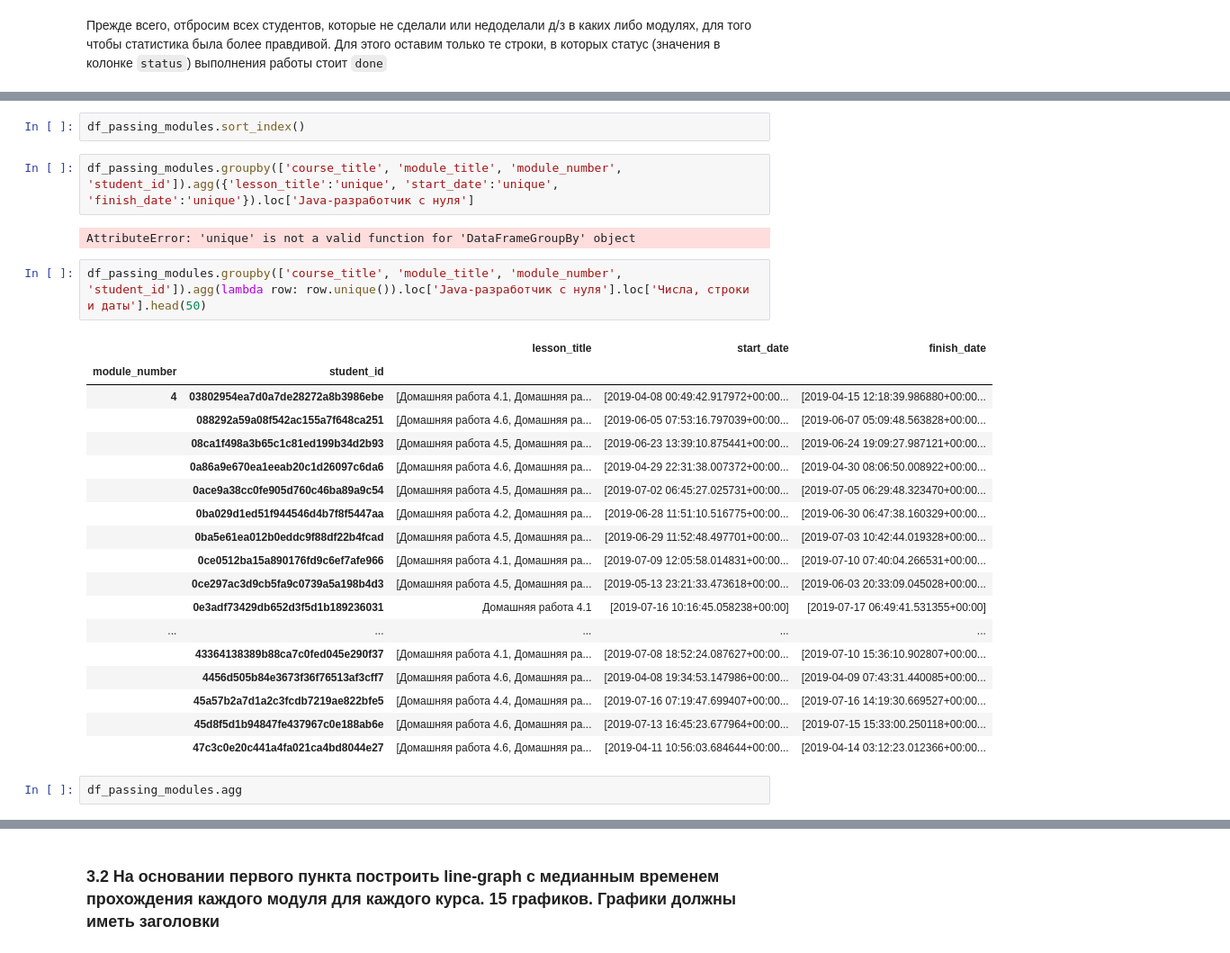
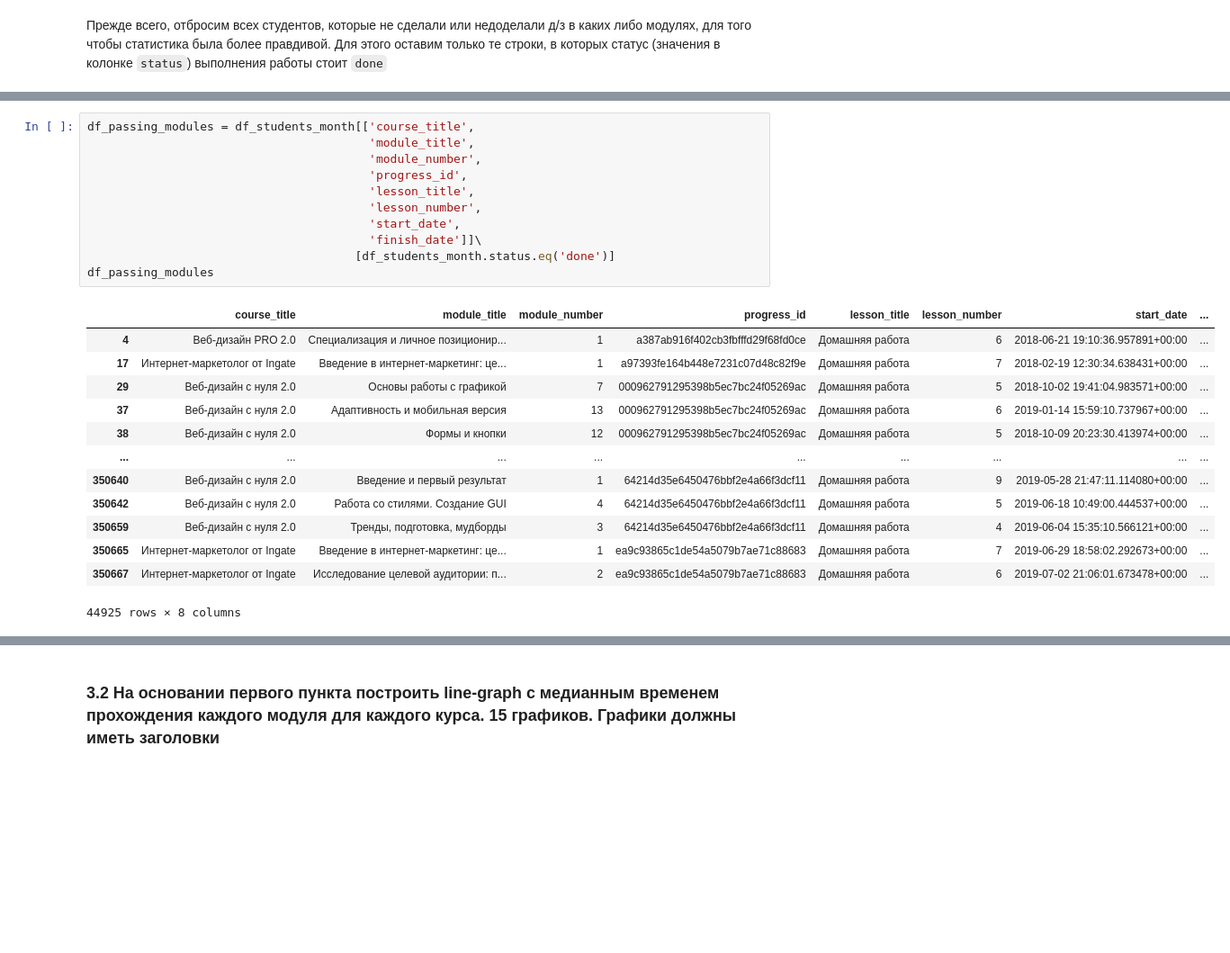
Before and after one commit to greymetall/data_science, a Jupyter notebook: Coursework#1/Coursework_analytics_1.ipynb, the cells around one changed output, grey strips where cells are left out. Shown at 90% size. Cells and saved outputs as stored; diff of their text form; blank space fills up the shorter version.

Commit message:
Coursework#1: p.3.1 completed !!!
the required dataframe is calculated

```diff
--- a/Coursework#1/Coursework_analytics_1.ipynb
+++ b/Coursework#1/Coursework_analytics_1.ipynb
@@ -1284,29 +901,25 @@ df_passing_modules.set_index(['course_title', 'module_title', 'module_number', '
-# %%
-df_passing_modules.sort_index()
-# %%
-df_passing_modules.groupby(['course_title', 'module_title', 'module_number', 'student_id']).agg({'lesson_title':'unique', 'start_date':'unique', 'finish_date':'unique'}).loc['Java-разработчик c нуля']
-# %% [output]
-AttributeError: 'unique' is not a valid function for 'DataFrameGroupBy' object
-# %%
-df_passing_modules.groupby(['course_title', 'module_title', 'module_number', 'student_id']).agg(lambda row: row.unique()).loc['Java-разработчик c нуля'].loc['Числа, строки и даты'].head(50)
-# %% [output]
-|  |  | lesson_title | start_date | finish_date |
-| module_number | student_id |  |  |  |
-| 4 | 03802954ea7d0a7de28272a8b3986ebe | [Домашняя работа 4.1, Домашняя ра... | [2019-04-08 00:49:42.917972+00:00... | [2019-04-15 12:18:39.986880+00:00... |
-|  | 088292a59a08f542ac155a7f648ca251 | [Домашняя работа 4.6, Домашняя ра... | [2019-06-05 07:53:16.797039+00:00... | [2019-06-07 05:09:48.563828+00:00... |
-|  | 08ca1f498a3b65c1c81ed199b34d2b93 | [Домашняя работа 4.5, Домашняя ра... | [2019-06-23 13:39:10.875441+00:00... | [2019-06-24 19:09:27.987121+00:00... |
-|  | 0a86a9e670ea1eeab20c1d26097c6da6 | [Домашняя работа 4.6, Домашняя ра... | [2019-04-29 22:31:38.007372+00:00... | [2019-04-30 08:06:50.008922+00:00... |
-|  | 0ace9a38cc0fe905d760c46ba89a9c54 | [Домашняя работа 4.5, Домашняя ра... | [2019-07-02 06:45:27.025731+00:00... | [2019-07-05 06:29:48.323470+00:00... |
-|  | 0ba029d1ed51f944546d4b7f8f5447aa | [Домашняя работа 4.2, Домашняя ра... | [2019-06-28 11:51:10.516775+00:00... | [2019-06-30 06:47:38.160329+00:00... |
-|  | 0ba5e61ea012b0eddc9f88df22b4fcad | [Домашняя работа 4.5, Домашняя ра... | [2019-06-29 11:52:48.497701+00:00... | [2019-07-03 10:42:44.019328+00:00... |
-|  | 0ce0512ba15a890176fd9c6ef7afe966 | [Домашняя работа 4.1, Домашняя ра... | [2019-07-09 12:05:58.014831+00:00... | [2019-07-10 07:40:04.266531+00:00... |
-|  | 0ce297ac3d9cb5fa9c0739a5a198b4d3 | [Домашняя работа 4.5, Домашняя ра... | [2019-05-13 23:21:33.473618+00:00... | [2019-06-03 20:33:09.045028+00:00... |
-|  | 0e3adf73429db652d3f5d1b189236031 | Домашняя работа 4.1 | [2019-07-16 10:16:45.058238+00:00] | [2019-07-17 06:49:41.531355+00:00] |
-| ... | ... | ... | ... | ... |
-|  | 43364138389b88ca7c0fed045e290f37 | [Домашняя работа 4.1, Домашняя ра... | [2019-07-08 18:52:24.087627+00:00... | [2019-07-10 15:36:10.902807+00:00... |
-|  | 4456d505b84e3673f36f76513af3cff7 | [Домашняя работа 4.6, Домашняя ра... | [2019-04-08 19:34:53.147986+00:00... | [2019-04-09 07:43:31.440085+00:00... |
-|  | 45a57b2a7d1a2c3fcdb7219ae822bfe5 | [Домашняя работа 4.4, Домашняя ра... | [2019-07-16 07:19:47.699407+00:00... | [2019-07-16 14:19:30.669527+00:00... |
-|  | 45d8f5d1b94847fe437967c0e188ab6e | [Домашняя работа 4.6, Домашняя ра... | [2019-07-13 16:45:23.677964+00:00... | [2019-07-15 15:33:00.250118+00:00... |
-|  | 47c3c0e20c441a4fa021ca4bd8044e27 | [Домашняя работа 4.6, Домашняя ра... | [2019-04-11 10:56:03.684644+00:00... | [2019-04-14 03:12:23.012366+00:00... |
-# %%
-df_passing_modules.agg
+# %%
+df_passing_modules = df_students_month[['course_title',
+                                        'module_title',
+                                        'module_number',
+                                        'progress_id',
+                                        'lesson_title',
+                                        'lesson_number',
+                                        'start_date',
+                                        'finish_date']]\
+                                      [df_students_month.status.eq('done')]
+df_passing_modules
+# %% [output]
+|  | course_title | module_title | module_number | progress_id | lesson_title | lesson_number | start_date | ... |
+| 4 | Веб-дизайн PRO 2.0 | Специализация и личное позиционир... | 1 | a387ab916f402cb3fbfffd29f68fd0ce | Домашняя работа | 6 | 2018-06-21 19:10:36.957891+00:00 | ... |
+| 17 | Интернет-маркетолог от Ingate | Введение в интернет-маркетинг: це... | 1 | a97393fe164b448e7231c07d48c82f9e | Домашняя работа | 7 | 2018-02-19 12:30:34.638431+00:00 | ... |
+| 29 | Веб-дизайн с нуля 2.0 | Основы работы с графикой | 7 | 000962791295398b5ec7bc24f05269ac | Домашняя работа | 5 | 2018-10-02 19:41:04.983571+00:00 | ... |
+| 37 | Веб-дизайн с нуля 2.0 | Адаптивность и мобильная версия | 13 | 000962791295398b5ec7bc24f05269ac | Домашняя работа | 6 | 2019-01-14 15:59:10.737967+00:00 | ... |
+| 38 | Веб-дизайн с нуля 2.0 | Формы и кнопки | 12 | 000962791295398b5ec7bc24f05269ac | Домашняя работа | 5 | 2018-10-09 20:23:30.413974+00:00 | ... |
+| ... | ... | ... | ... | ... | ... | ... | ... | ... |
+| 350640 | Веб-дизайн с нуля 2.0 | Введение и первый результат | 1 | 64214d35e6450476bbf2e4a66f3dcf11 | Домашняя работа | 9 | 2019-05-28 21:47:11.114080+00:00 | ... |
+| 350642 | Веб-дизайн с нуля 2.0 | Работа со стилями. Создание GUI | 4 | 64214d35e6450476bbf2e4a66f3dcf11 | Домашняя работа | 5 | 2019-06-18 10:49:00.444537+00:00 | ... |
+| 350659 | Веб-дизайн с нуля 2.0 | Тренды, подготовка, мудборды | 3 | 64214d35e6450476bbf2e4a66f3dcf11 | Домашняя работа | 4 | 2019-06-04 15:35:10.566121+00:00 | ... |
+| 350665 | Интернет-маркетолог от Ingate | Введение в интернет-маркетинг: це... | 1 | ea9c93865c1de54a5079b7ae71c88683 | Домашняя работа | 7 | 2019-06-29 18:58:02.292673+00:00 | ... |
+| 350667 | Интернет-маркетолог от Ingate | Исследование целевой аудитории: п... | 2 | ea9c93865c1de54a5079b7ae71c88683 | Домашняя работа | 6 | 2019-07-02 21:06:01.673478+00:00 | ... |
+44925 rows × 8 columns
```
Also changed, not shown: parts of 61 cells of this notebook.
